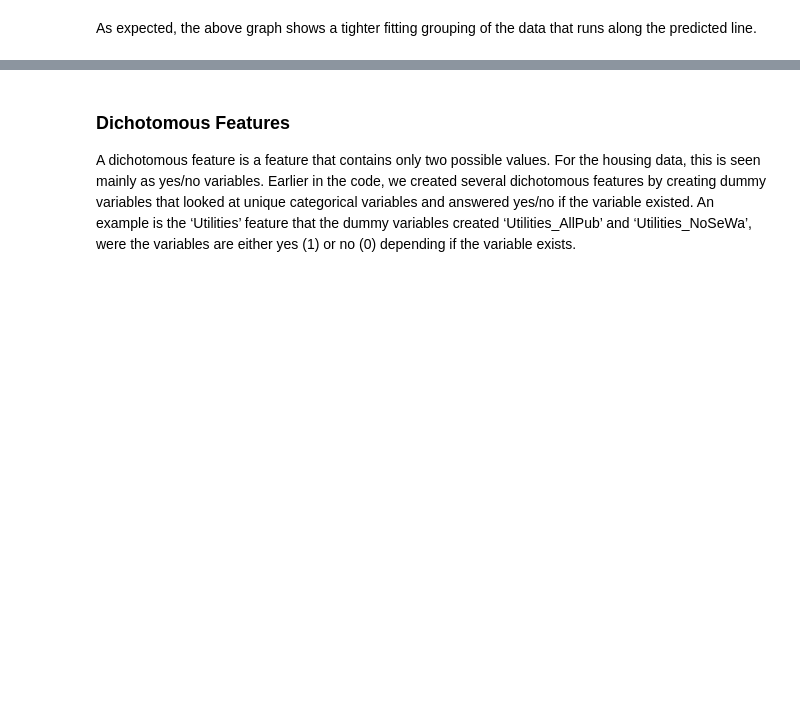
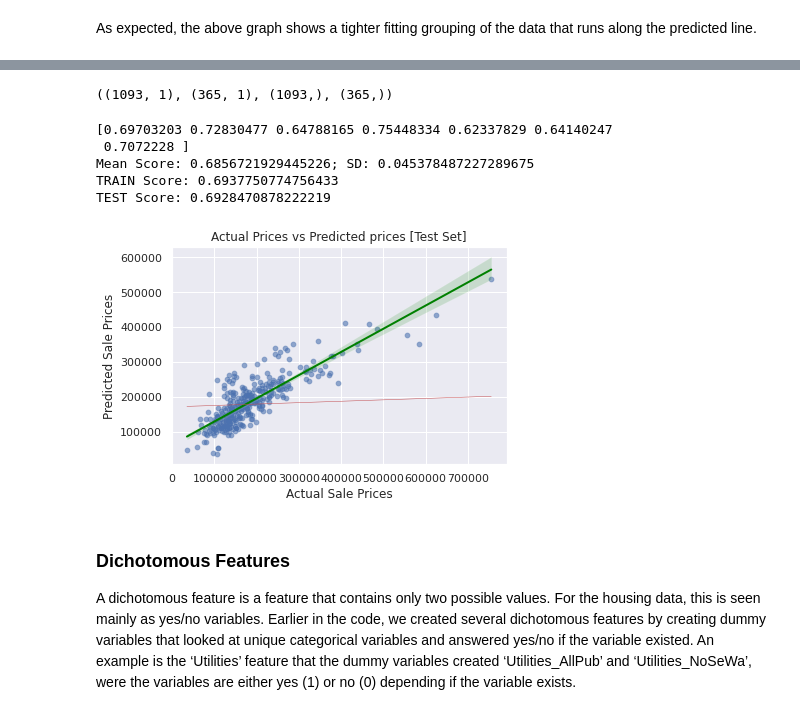
Before and after one commit to DrakeData/House_Price_EDA, a Jupyter notebook: MSDS422_Assignment_2_Colab.ipynb, the cells around one changed output, grey strips where cells are left out. Saved outputs shown, nothing was run; the diff lists cells and outputs as text; code cells hidden in the pictures; blank space fills up the shorter version.

Commit message:
Updated polynomial feature

```diff
--- a/MSDS422_Assignment_2_Colab.ipynb
+++ b/MSDS422_Assignment_2_Colab.ipynb
@@ -395,3 +410,58 @@ Polynomial regression is a form of regression analysis that uses the relationshi
+# %%
+# Feature(s) to look at
+f3 = ['TotalBsmtSF_TotalSqft']
+
+# Run a Linear Regression using the feature(s)
+x3 = df_train_final[f1]
+y = df_train_final['SalePrice']
+
+# Split the data
+x3_train, x3_test, y3_train, y3_test = train_test_split(x3, y)
+x3_train.shape, x3_test.shape, y3_train.shape, y3_test.shape
+# %% [output]
+((1093, 1), (365, 1), (1093,), (365,))
+# %%
+# Set up model
+linreg3 = LinearRegression()
+kf = KFold(n_splits=7, shuffle=True)
+
+# Standardize the data
+ss = StandardScaler()
+ss_train = ss.fit_transform(x3_train)
+ss_test = ss.transform(x3_test)
+
+# cross validate
+scores = cross_val_score(linreg3, ss_train, y3_train, cv=kf)
+print(scores)
+print(f'Mean Score: {scores.mean()}; SD: {scores.std()}')
+
+
+linreg3.fit(ss_train, y3_train)
+print(f'TRAIN Score: {linreg3.score(ss_train, y3_train)}')
+print(f'TEST Score: {linreg3.score(ss_test, y3_test)}')
+
+pred3 = linreg3.predict(ss_test)
+b, m = np.polynomial.polynomial.polyfit(y3_test, pred, 1)
+# %% [output]
+[0.69703203 0.72830477 0.64788165 0.75448334 0.62337829 0.64140247
+ 0.7072228 ]
+Mean Score: 0.6856721929445226; SD: 0.045378487227289675
+TRAIN Score: 0.6937750774756433
+TEST Score: 0.6928470878222219
+# %%
+# Visualize the model results
+sns.scatterplot(x=y3_test, y=pred3, alpha=0.4)
+sns.regplot(x=y3_test, y=pred3, truncate=True, scatter_kws={'s': 20, 'alpha':0.3},
+            line_kws={'color':'green', 'linewidth': 2})
+sns.lineplot(x=np.unique(y3_test), y=np.unique(np.poly1d(b + m * np.unique(y3_test))), linewidth=0.5, color='r')
+
+plt.xlabel("Actual Sale Prices")
+plt.ylabel("Predicted Sale Prices")
+plt.title("Actual Prices vs Predicted prices [Test Set]")
+
+plt.show()
+# %% [output]
+[figure, added]
 # %% [markdown]
 ### Dichotomous Features
 A dichotomous feature is a feature that contains only two possible values. For the housing data, this is seen mainly as yes/no variables. Earlier in the code, we created several dichotomous features by creating dummy variables that looked at unique categorical variables and answered yes/no if the variable existed. An example is the ‘Utilities’ feature that the dummy variables created ‘Utilities_AllPub’ and ‘Utilities_NoSeWa’, were the variables are either yes (1) or no (0) depending if the variable exists.
```
Also changed, not shown: parts of 9 cells of this notebook.
